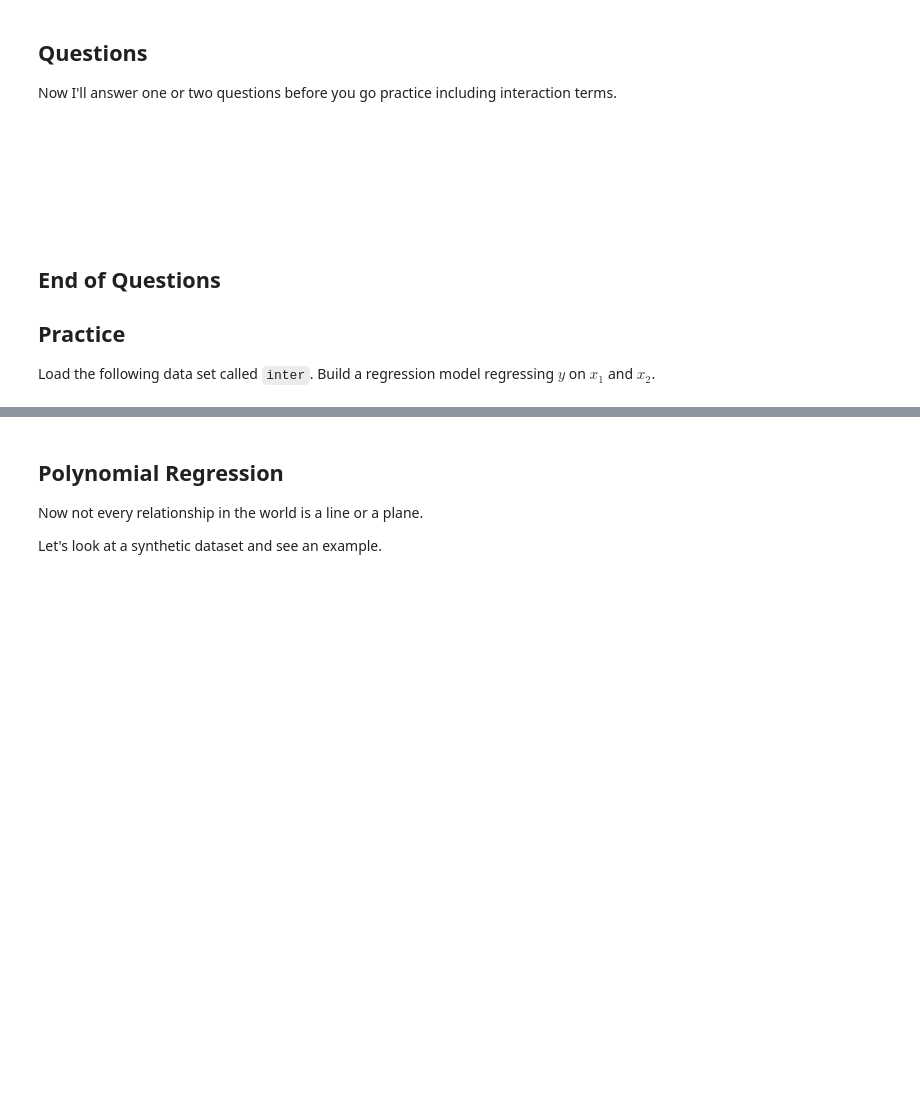
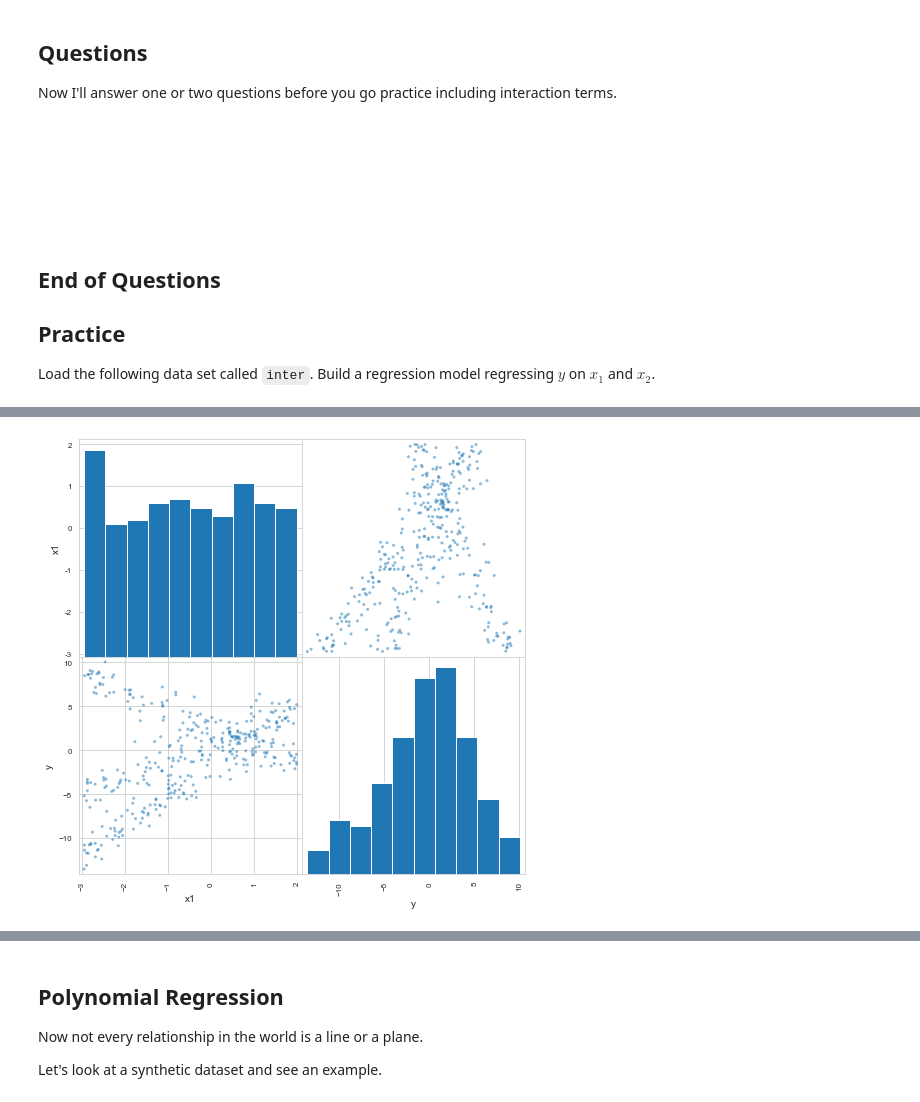
Before and after one commit to yiwchen/Code2020Materials, a Jupyter notebook: Lectures/Regression/Notebook 4 - Interaction Terms, Polynomials, and Other Transformations.ipynb, the cells around one changed output, grey strips where cells are left out. Cells and saved outputs as stored; diff of their text form; code cells hidden in the pictures; blank space fills up the shorter version.

```diff
--- a/Lectures/Regression/Notebook 4 - Interaction Terms, Polynomials, and Other Transformations.ipynb
+++ b/Lectures/Regression/Notebook 4 - Interaction Terms, Polynomials, and Other Transformations.ipynb
@@ -188,0 +181,10 @@ inter = pd.read_csv("inter.csv")
+# %%
+## Code here
+
+# train test split
+inter_copy = inter.copy()
+inter_train = inter.sample(frac = .75, random_state=5309)
+inter_test = inter_copy.drop(inter_train.index)
+
+
+inter_train.head()
@@ -188,0 +198,8 @@ inter = pd.read_csv("inter.csv")
+# %%
+## Code here
+from pandas.plotting import scatter_matrix
+scatter_matrix(inter_train, figsize=(8,8))
+
+plt.show()
+# %% [output]
+[figure, added]
```
Also changed, not shown: parts of 40 cells of this notebook, 5 other files.
